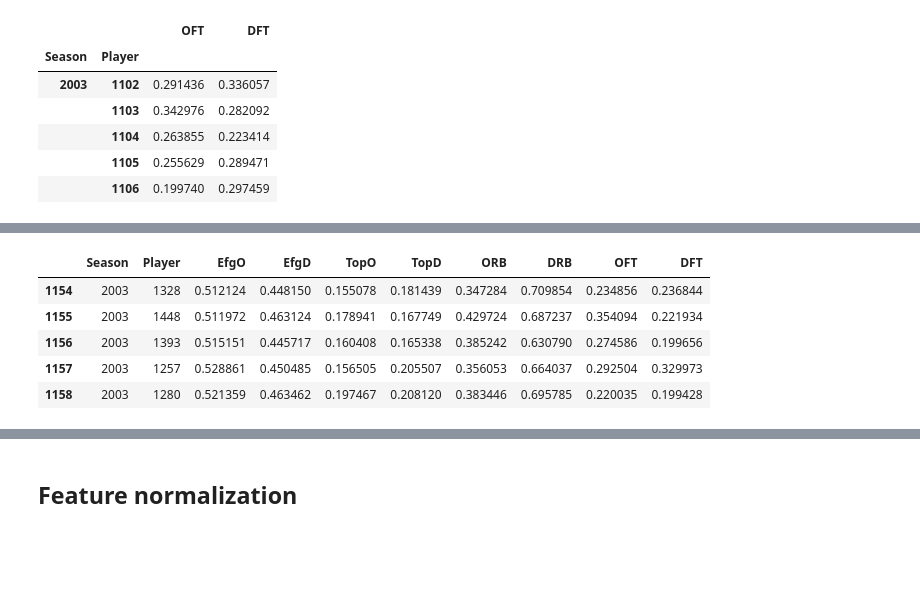
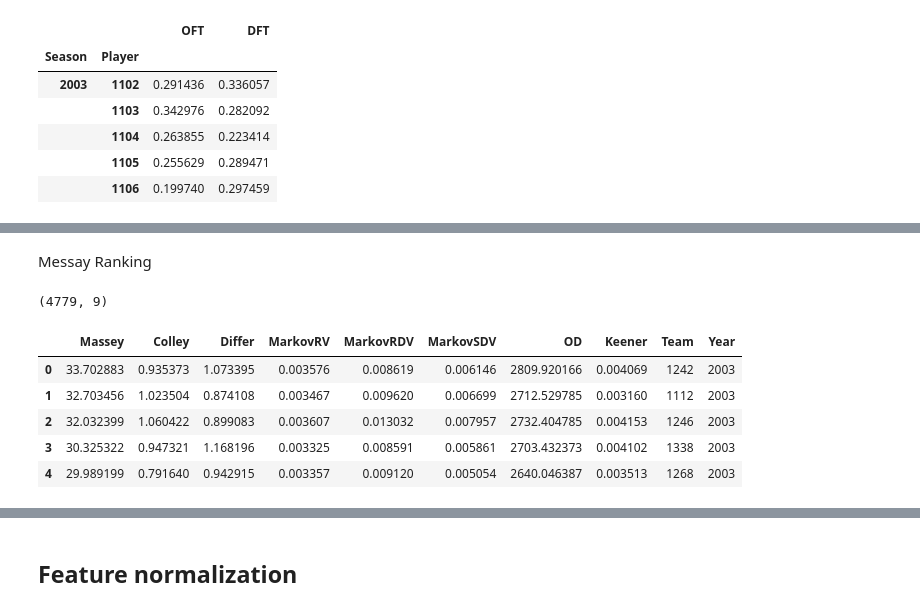
Before and after one commit to wattlebird/KaggleMarchMania2017, a Jupyter notebook: Main2.ipynb, the cells around one changed output, grey strips where cells are left out. Cells and saved outputs as stored; diff of their text form; code cells hidden in the pictures; blank space fills up the shorter version.

```diff
--- a/Main2.ipynb
+++ b/Main2.ipynb
@@ -175,0 +215,2 @@ feature = pd.merge(feature, rst, left_on=['Season', 'Player'], right_index=True)
+# %% [markdown]
+Messay Ranking
@@ -176,9 +289,14 @@ feature = pd.merge(feature, rst, left_on=['Season', 'Player'], right_index=True)
+# %%
+ranking = pd.concat(frames, ignore_index=True)
+ranking.shape
+# %% [output]
+(4779, 9)
 # %%
-feature.head()
+ranking.head()
 # %% [output]
-|  | Season | Player | EfgO | EfgD | TopO | TopD | ORB | DRB | OFT | DFT |
-| 1154 | 2003 | 1328 | 0.512124 | 0.448150 | 0.155078 | 0.181439 | 0.347284 | 0.709854 | 0.234856 | 0.236844 |
-| 1155 | 2003 | 1448 | 0.511972 | 0.463124 | 0.178941 | 0.167749 | 0.429724 | 0.687237 | 0.354094 | 0.221934 |
-| 1156 | 2003 | 1393 | 0.515151 | 0.445717 | 0.160408 | 0.165338 | 0.385242 | 0.630790 | 0.274586 | 0.199656 |
-| 1157 | 2003 | 1257 | 0.528861 | 0.450485 | 0.156505 | 0.205507 | 0.356053 | 0.664037 | 0.292504 | 0.329973 |
-| 1158 | 2003 | 1280 | 0.521359 | 0.463462 | 0.197467 | 0.208120 | 0.383446 | 0.695785 | 0.220035 | 0.199428 |
+|  | Massey | Colley | Differ | MarkovRV | MarkovRDV | MarkovSDV | OD | Keener | Team | Year |
+| 0 | 33.702883 | 0.935373 | 1.073395 | 0.003576 | 0.008619 | 0.006146 | 2809.920166 | 0.004069 | 1242 | 2003 |
+| 1 | 32.703456 | 1.023504 | 0.874108 | 0.003467 | 0.009620 | 0.006699 | 2712.529785 | 0.003160 | 1112 | 2003 |
+| 2 | 32.032399 | 1.060422 | 0.899083 | 0.003607 | 0.013032 | 0.007957 | 2732.404785 | 0.004153 | 1246 | 2003 |
+| 3 | 30.325322 | 0.947321 | 1.168196 | 0.003325 | 0.008591 | 0.005861 | 2703.432373 | 0.004102 | 1338 | 2003 |
+| 4 | 29.989199 | 0.791640 | 0.942915 | 0.003357 | 0.009120 | 0.005054 | 2640.046387 | 0.003513 | 1268 | 2003 |
```
Also changed, not shown: parts of 34 cells of this notebook.
